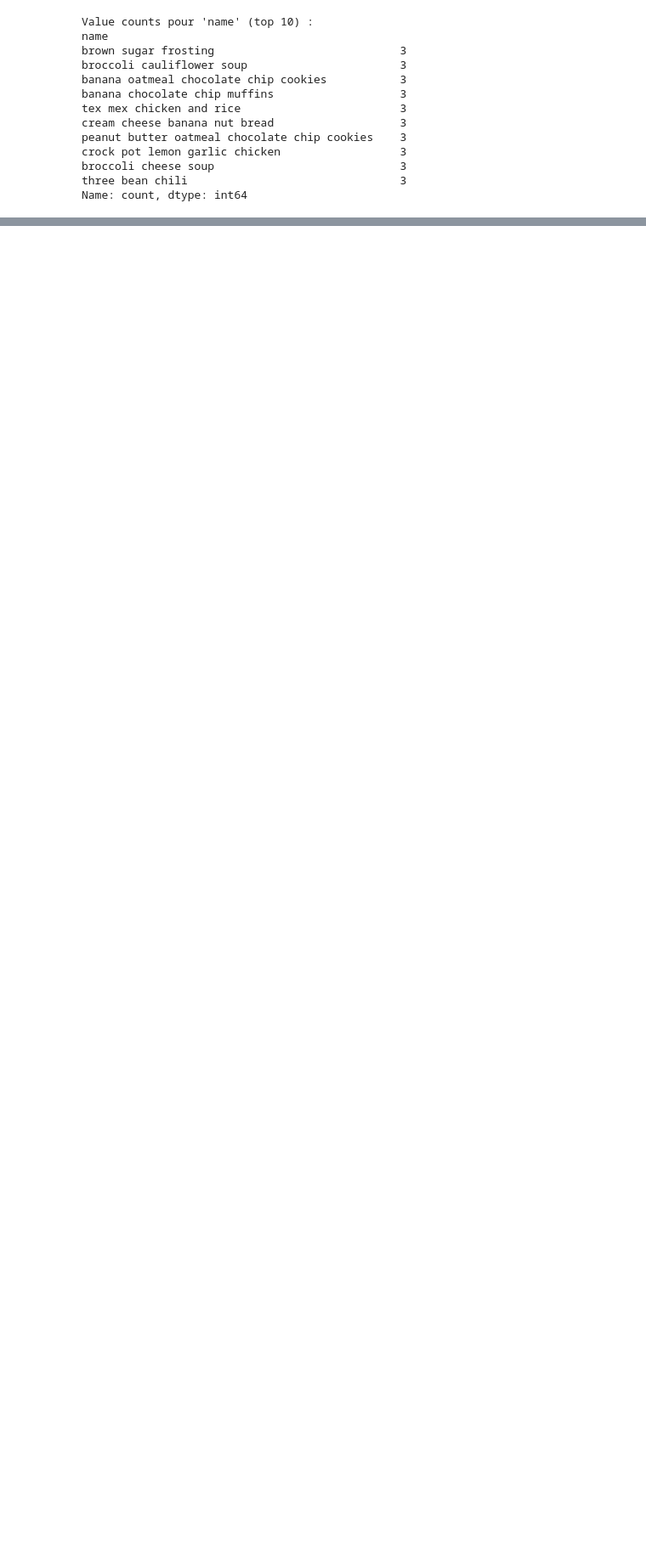
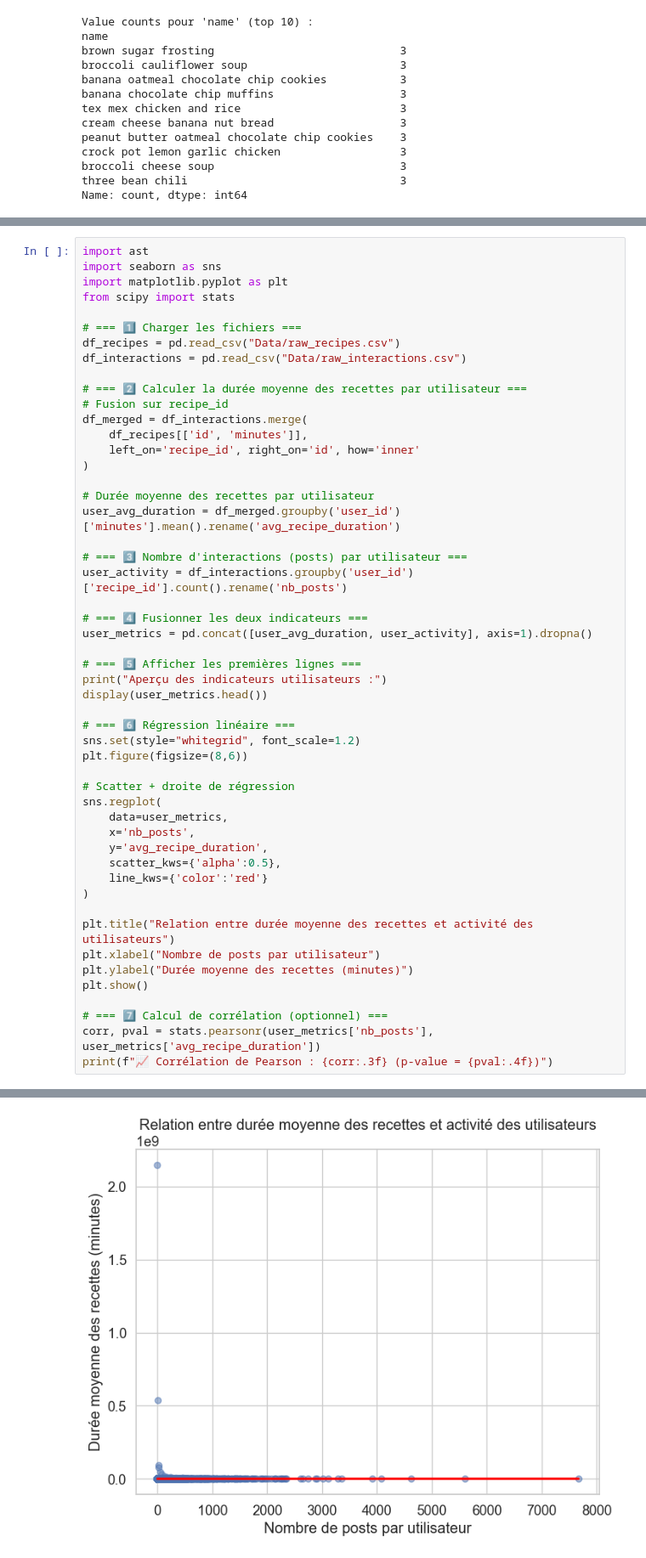
Before and after one commit to Durantoine/mange-ta-main, a Jupyter notebook: EDA/data_exploration.ipynb, the cells around one changed output, grey strips where cells are left out. Shown at 85% size. Saved outputs shown, nothing was run; the diff lists cells and outputs as text; blank space fills up the shorter version.

```diff
--- a/EDA/data_exploration.ipynb
+++ b/EDA/data_exploration.ipynb
@@ -240,0 +375,52 @@ Name: count, dtype: int64
+# %%
+import ast
+import seaborn as sns
+import matplotlib.pyplot as plt
+from scipy import stats
+
+# === 1️⃣ Charger les fichiers ===
+df_recipes = pd.read_csv("Data/raw_recipes.csv")
+df_interactions = pd.read_csv("Data/raw_interactions.csv")
+
+# === 2️⃣ Calculer la durée moyenne des recettes par utilisateur ===
+# Fusion sur recipe_id
+df_merged = df_interactions.merge(
+    df_recipes[['id', 'minutes']],
+    left_on='recipe_id', right_on='id', how='inner'
+)
+
+# Durée moyenne des recettes par utilisateur
+user_avg_duration = df_merged.groupby('user_id')['minutes'].mean().rename('avg_recipe_duration')
+
+# === 3️⃣ Nombre d'interactions (posts) par utilisateur ===
+user_activity = df_interactions.groupby('user_id')['recipe_id'].count().rename('nb_posts')
+
+# === 4️⃣ Fusionner les deux indicateurs ===
+user_metrics = pd.concat([user_avg_duration, user_activity], axis=1).dropna()
+
+# === 5️⃣ Afficher les premières lignes ===
+print("Aperçu des indicateurs utilisateurs :")
+display(user_metrics.head())
+
+# === 6️⃣ Régression linéaire ===
+sns.set(style="whitegrid", font_scale=1.2)
+plt.figure(figsize=(8,6))
+
+# Scatter + droite de régression
+sns.regplot(
+    data=user_metrics,
+    x='nb_posts',
+    y='avg_recipe_duration',
+    scatter_kws={'alpha':0.5},
+    line_kws={'color':'red'}
+)
+
+plt.title("Relation entre durée moyenne des recettes et activité des utilisateurs")
+plt.xlabel("Nombre de posts par utilisateur")
+plt.ylabel("Durée moyenne des recettes (minutes)")
+plt.show()
+
+# === 7️⃣ Calcul de corrélation (optionnel) ===
+corr, pval = stats.pearsonr(user_metrics['nb_posts'], user_metrics['avg_recipe_duration'])
+print(f"📈 Corrélation de Pearson : {corr:.3f} (p-value = {pval:.4f})")
+# %% [output]
@@ -240,0 +435 @@ Name: count, dtype: int64
+[figure, added]
```
Also changed, not shown: parts of 22 cells of this notebook.
